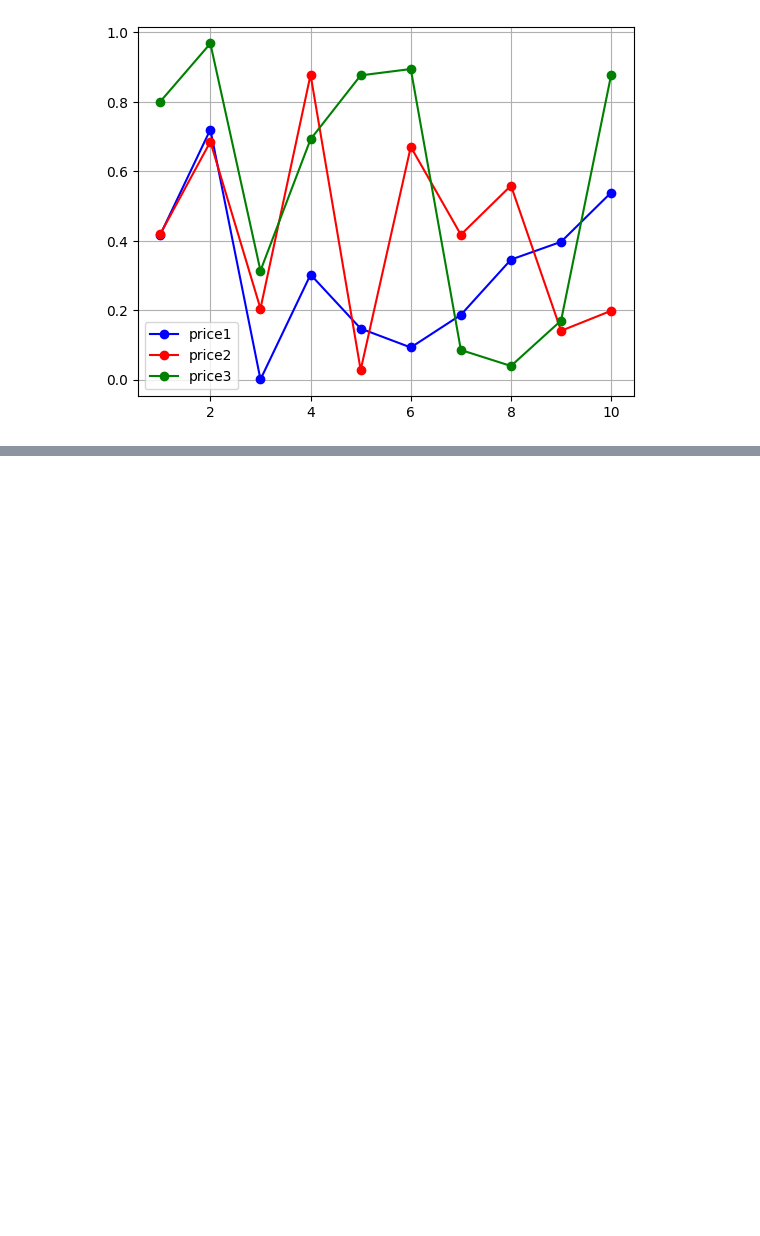
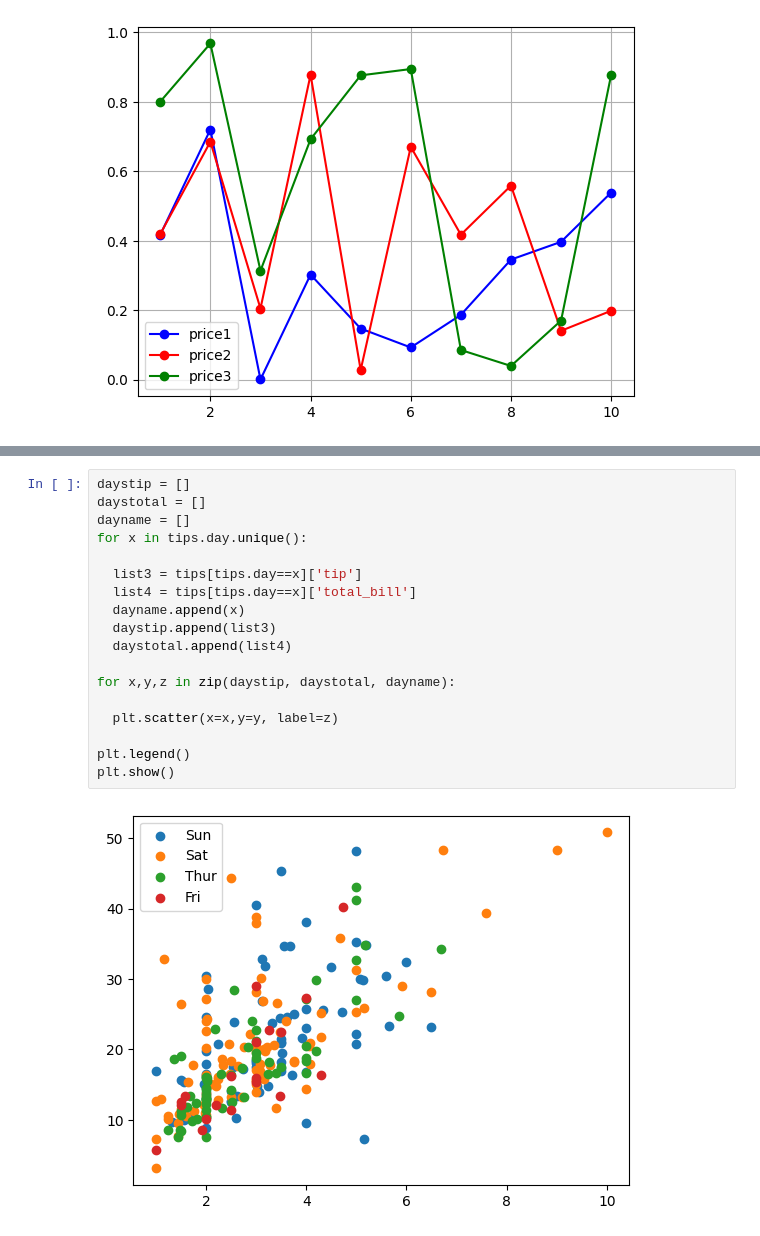
Before and after one commit to kim-dahun/python-study, a Jupyter notebook: py16_matplotlib.ipynb, the cells around one changed output, grey strips where cells are left out. Drawn from its saved outputs; the diff is of its cells as text; blank space fills up the shorter version.

```diff
--- a/py16_matplotlib.ipynb
+++ b/py16_matplotlib.ipynb
@@ -461,0 +518,20 @@ plt.show()
+# %%
+daystip = []
+daystotal = []
+dayname = []
+for x in tips.day.unique():
+
+  list3 = tips[tips.day==x]['tip']
+  list4 = tips[tips.day==x]['total_bill']
+  dayname.append(x)
+  daystip.append(list3)
+  daystotal.append(list4)
+
+for x,y,z in zip(daystip, daystotal, dayname):
+
+  plt.scatter(x=x,y=y, label=z)
+
+plt.legend()
+plt.show()
+# %% [output]
+[figure, added]
```
Also changed, not shown: parts of 3 cells of this notebook.
